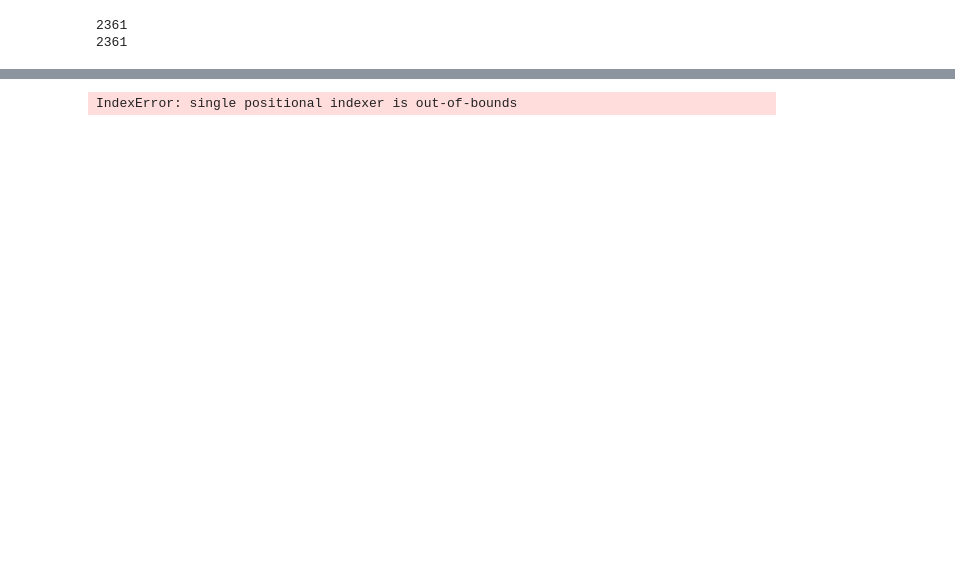
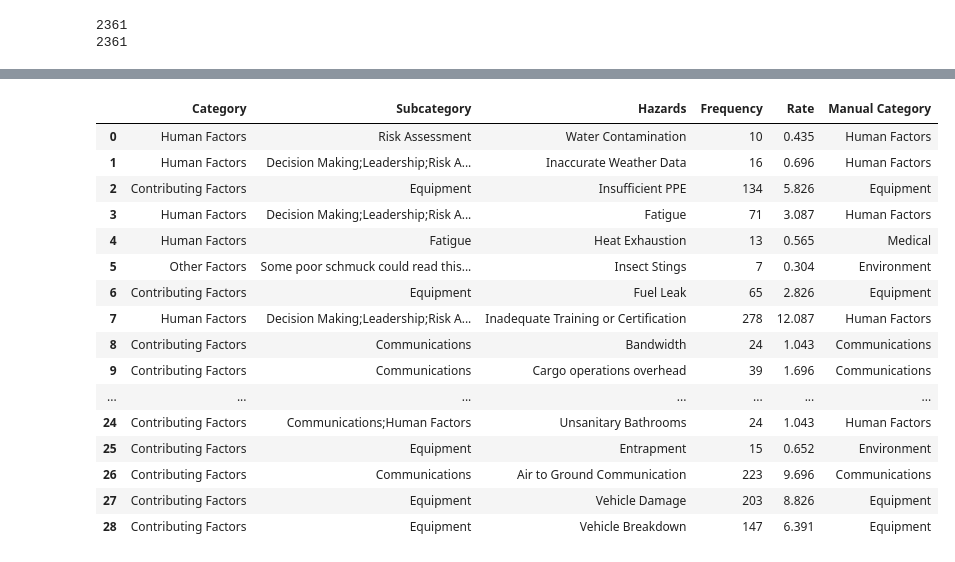
Before and after one commit to nasa/mika, a Jupyter notebook: notebooks/SAFENET Hazard Analysis.ipynb, the cells around one changed output, grey strips where cells are left out. Saved outputs shown, nothing was run; the diff lists cells and outputs as text; code cells hidden in the pictures; blank space fills up the shorter version.

```diff
--- a/notebooks/SAFENET Hazard Analysis.ipynb
+++ b/notebooks/SAFENET Hazard Analysis.ipynb
@@ -52,7 +70,5 @@ results_file = os.path.join(os.path.dirname(os.getcwd()),"results", "safenet_top
 # %%
-frequency, docs = identify_docs_per_hazard(hazard_file, df, results_file, 'Narrative', 'Year', "ID", 'Narrative', doc_topic_dist_field='document topic distribution', topic_thresh=0.2,  ids_to_drop=[])
+frequency, docs = identify_docs_per_hazard(hazard_file, df, results_file, 'Narrative', 'Year', "ID", 'Narrative', doc_topic_dist_field='document topic distribution', topic_thresh=0.0,  ids_to_drop=[])
-# %% [output]
-IndexError: single positional indexer is out-of-bounds
 # %%
 def create_table(docs, frequency, preprocessed_df, id_field, categories, subcategories, hazards, time_field):#, accuracy_file):
     table = pd.DataFrame({"Category": categories, "Subcategory": subcategories, "Hazards": hazards})
@@ -83,3 +99,5 @@ def create_table(docs, frequency, preprocessed_df, id_field, categories, subcate
     #table["Severity"] = [total_severities_hazard[hazard] for hazard in total_severities_hazard]
     #table["Precision"] = precision
     return table#, severities, rates
+# %%
+category_fields = ['Contributing Factors', 'Human Factors', 'Other Factors']
@@ -85,0 +139,4 @@ def create_table(docs, frequency, preprocessed_df, id_field, categories, subcate
+# %%
+cat, sub_cat = get_categories_from_docs(docs, df, 'ID')
+cat = list(cat.values())
+sub_cat = list(sub_cat.values())
@@ -85,0 +145,27 @@ def create_table(docs, frequency, preprocessed_df, id_field, categories, subcate
+# %%
+hazards = list(docs.keys())
+# %%
+tab = create_table(docs, frequency, df, "ID", cat, sub_cat, hazards, 'Year')
+# %%
+topic_focused_sheet = pd.read_excel(hazard_file, sheet_name=['topic-focused'])['topic-focused'].set_index('Hazard name')
+manual_cats = [topic_focused_sheet.at[hazard, "Hazard Category"] for hazard in tab['Hazards'].tolist()]
+tab['Manual Category'] = manual_cats
+tab
+# %% [output]
+|  | Category | Subcategory | Hazards | Frequency | Rate | Manual Category |
+| 0 | Human Factors | Risk Assessment | Water Contamination | 10 | 0.435 | Human Factors |
+| 1 | Human Factors | Decision Making;Leadership;Risk A... | Inaccurate Weather Data | 16 | 0.696 | Human Factors |
+| 2 | Contributing Factors | Equipment | Insufficient PPE | 134 | 5.826 | Equipment |
+| 3 | Human Factors | Decision Making;Leadership;Risk A... | Fatigue | 71 | 3.087 | Human Factors |
+| 4 | Human Factors | Fatigue | Heat Exhaustion | 13 | 0.565 | Medical |
+| 5 | Other Factors | Some poor schmuck could read this... | Insect Stings | 7 | 0.304 | Environment |
+| 6 | Contributing Factors | Equipment | Fuel Leak | 65 | 2.826 | Equipment |
+| 7 | Human Factors | Decision Making;Leadership;Risk A... | Inadequate Training or Certification | 278 | 12.087 | Human Factors |
+| 8 | Contributing Factors | Communications | Bandwidth | 24 | 1.043 | Communications |
+| 9 | Contributing Factors | Communications | Cargo operations overhead | 39 | 1.696 | Communications |
+| ... | ... | ... | ... | ... | ... | ... |
+| 24 | Contributing Factors | Communications;Human Factors | Unsanitary Bathrooms | 24 | 1.043 | Human Factors |
+| 25 | Contributing Factors | Equipment | Entrapment | 15 | 0.652 | Environment |
+| 26 | Contributing Factors | Communications | Air to Ground Communication | 223 | 9.696 | Communications |
+| 27 | Contributing Factors | Equipment | Vehicle Damage | 203 | 8.826 | Equipment |
+| 28 | Contributing Factors | Equipment | Vehicle Breakdown | 147 | 6.391 | Equipment |
```
Also changed, not shown: parts of 10 cells of this notebook, 9 other files.
